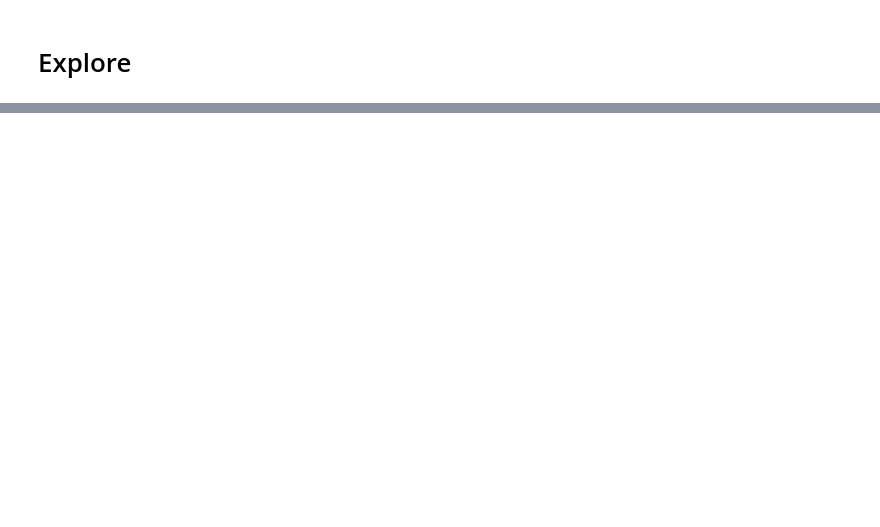
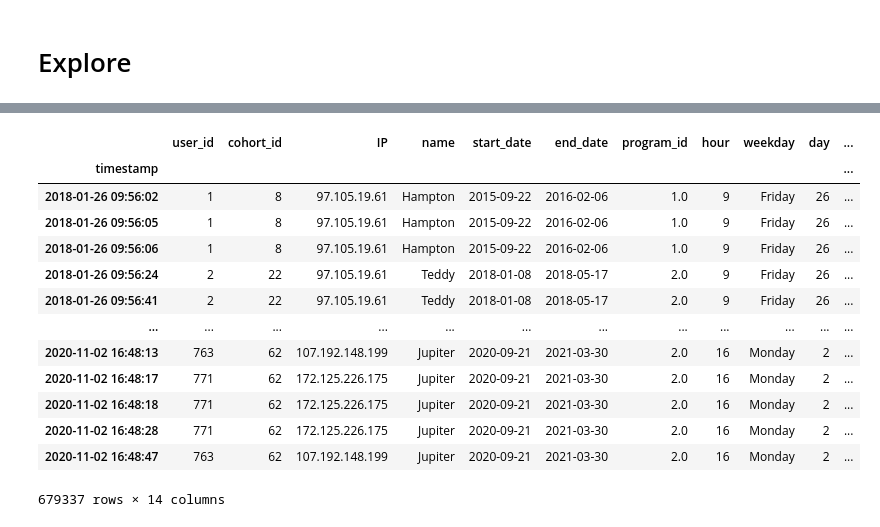
Before and after one commit to RyvynYoung/curriculum_access_project, a Jupyter notebook: curriculum_access.ipynb, the cells around one changed output, grey strips where cells are left out. Cells and saved outputs as stored; diff of their text form; code cells hidden in the pictures; blank space fills up the shorter version.

```diff
--- a/curriculum_access.ipynb
+++ b/curriculum_access.ipynb
@@ -131,0 +500,24 @@ sns.boxplot(data=exp, y='hour', x='cohort_id')
+# %%
+# split the page viewed column to get program language and lesson
+program_lesson = exp.page_viewed.str.split('/', expand=True)
+program_lesson = program_lesson.drop(columns=[2, 3, 4, 5, 6, 7])
+program_lesson.columns = ['lesson', 'sub_lesson']
+program_lesson['lesson'] = program_lesson.lesson.str.strip('0123456789-!?')
+program_lesson['lesson'] = program_lesson.lesson.str.strip('.123-!?')
+exp = pd.concat([exp, program_lesson], axis=1).drop(columns='page_viewed')
+exp
+# %% [output]
+|  | user_id | cohort_id | IP | name | start_date | end_date | program_id | hour | weekday | day | ... |
+| timestamp |  |  |  |  |  |  |  |  |  |  | ... |
+| 2018-01-26 09:56:02 | 1 | 8 | 97.105.19.61 | Hampton | 2015-09-22 | 2016-02-06 | 1.0 | 9 | Friday | 26 | ... |
+| 2018-01-26 09:56:05 | 1 | 8 | 97.105.19.61 | Hampton | 2015-09-22 | 2016-02-06 | 1.0 | 9 | Friday | 26 | ... |
+| 2018-01-26 09:56:06 | 1 | 8 | 97.105.19.61 | Hampton | 2015-09-22 | 2016-02-06 | 1.0 | 9 | Friday | 26 | ... |
+| 2018-01-26 09:56:24 | 2 | 22 | 97.105.19.61 | Teddy | 2018-01-08 | 2018-05-17 | 2.0 | 9 | Friday | 26 | ... |
+| 2018-01-26 09:56:41 | 2 | 22 | 97.105.19.61 | Teddy | 2018-01-08 | 2018-05-17 | 2.0 | 9 | Friday | 26 | ... |
+| ... | ... | ... | ... | ... | ... | ... | ... | ... | ... | ... | ... |
+| 2020-11-02 16:48:13 | 763 | 62 | 107.192.148.199 | Jupiter | 2020-09-21 | 2021-03-30 | 2.0 | 16 | Monday | 2 | ... |
+| 2020-11-02 16:48:17 | 771 | 62 | 172.125.226.175 | Jupiter | 2020-09-21 | 2021-03-30 | 2.0 | 16 | Monday | 2 | ... |
+| 2020-11-02 16:48:18 | 771 | 62 | 172.125.226.175 | Jupiter | 2020-09-21 | 2021-03-30 | 2.0 | 16 | Monday | 2 | ... |
+| 2020-11-02 16:48:28 | 771 | 62 | 172.125.226.175 | Jupiter | 2020-09-21 | 2021-03-30 | 2.0 | 16 | Monday | 2 | ... |
+| 2020-11-02 16:48:47 | 763 | 62 | 107.192.148.199 | Jupiter | 2020-09-21 | 2021-03-30 | 2.0 | 16 | Monday | 2 | ... |
+679337 rows × 14 columns
```
Also changed, not shown: parts of 54 cells of this notebook, 1 other file.
